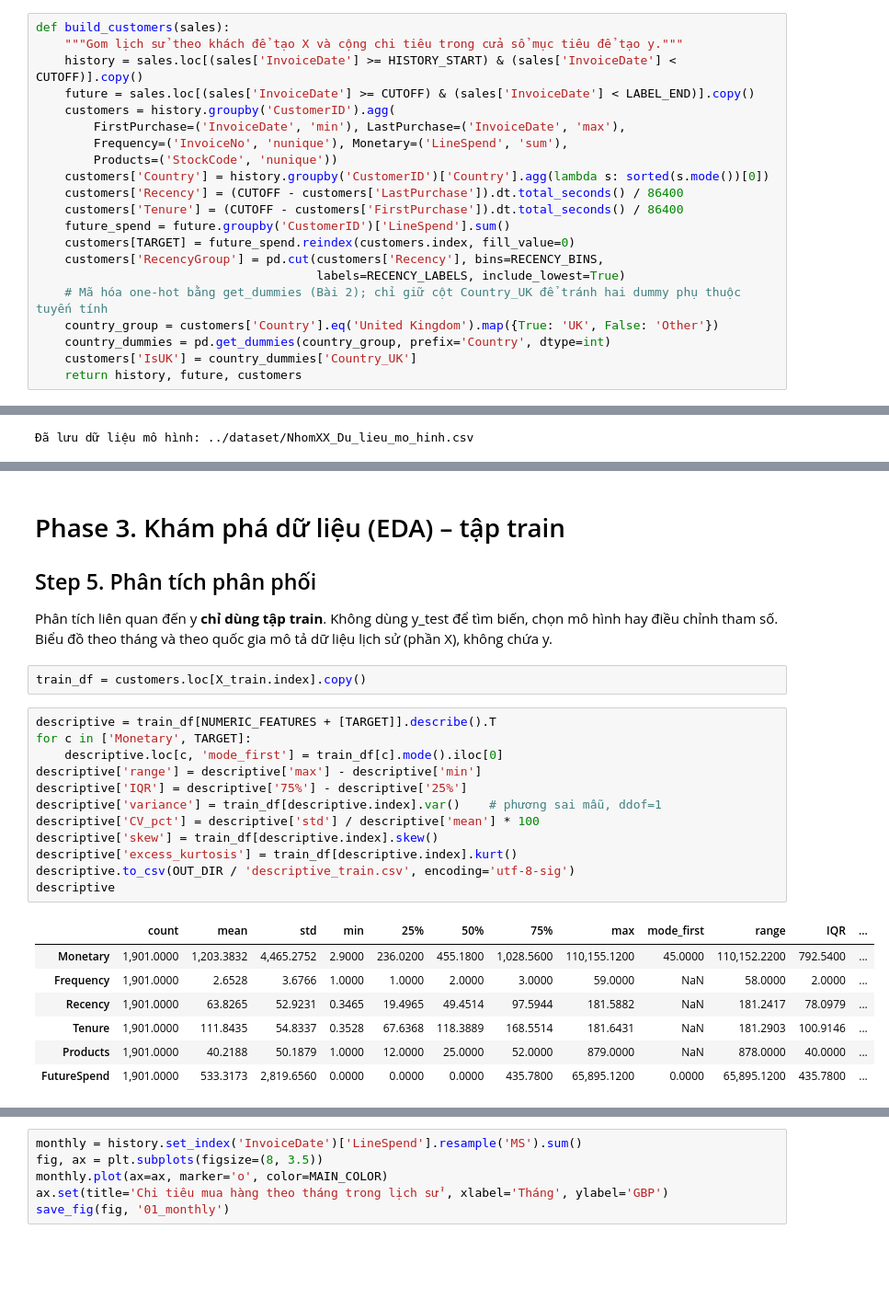
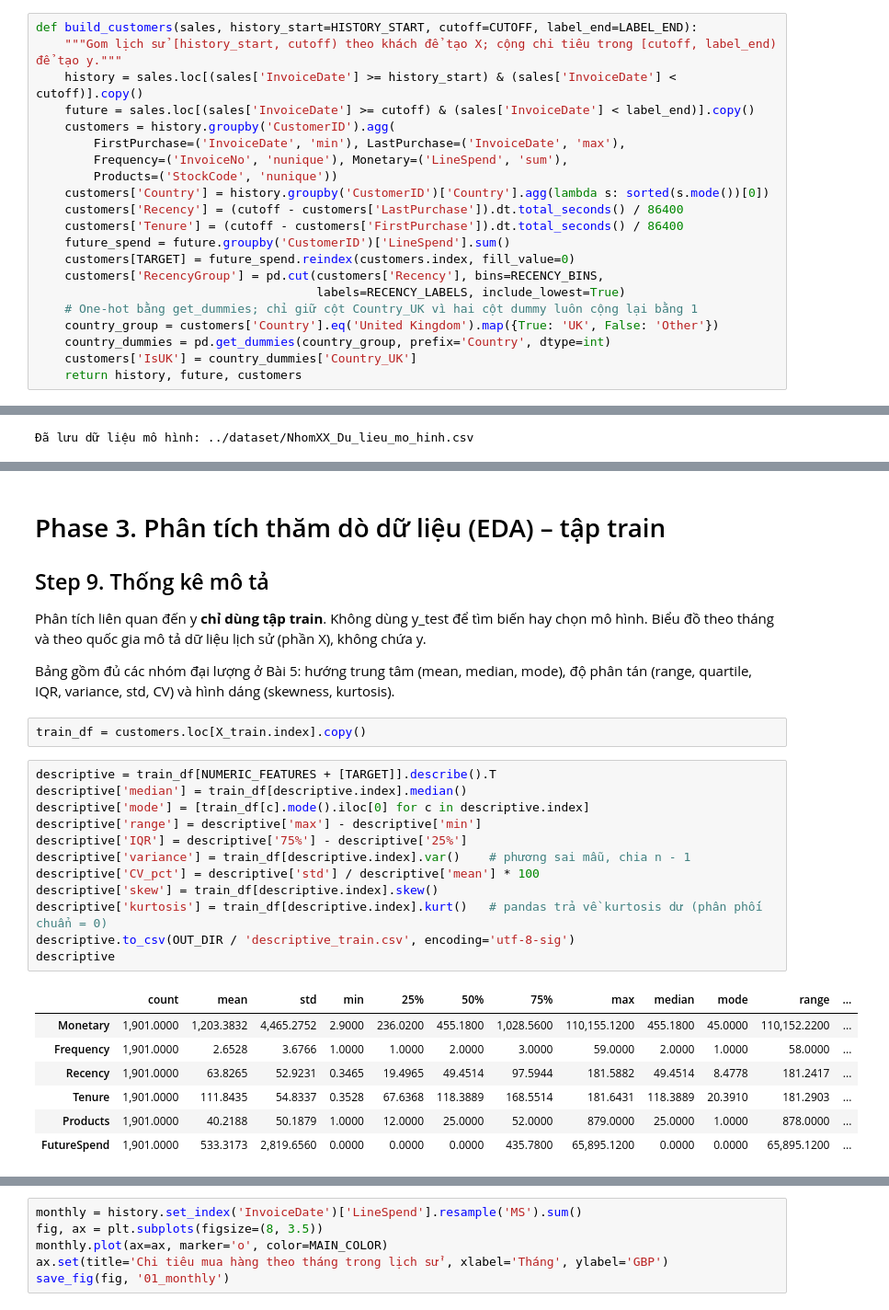
Before and after one commit to Trunguit1122/ecomanalysis, a Jupyter notebook: analysis/NhomXX_Phan_tich.ipynb, the cells around one changed output, grey strips where cells are left out. Shown at 92% size. Drawn from its saved outputs; the diff is of its cells as text; blank space fills up the shorter version.

```diff
--- a/analysis/NhomXX_Phan_tich.ipynb
+++ b/analysis/NhomXX_Phan_tich.ipynb
@@ -400,20 +467,20 @@ integrity
 # %%
-def build_customers(sales):
-    """Gom lịch sử theo khách để tạo X và cộng chi tiêu trong cửa sổ mục tiêu để tạo y."""
-    history = sales.loc[(sales['InvoiceDate'] >= HISTORY_START) & (sales['InvoiceDate'] < CUTOFF)].copy()
-    future = sales.loc[(sales['InvoiceDate'] >= CUTOFF) & (sales['InvoiceDate'] < LABEL_END)].copy()
+def build_customers(sales, history_start=HISTORY_START, cutoff=CUTOFF, label_end=LABEL_END):
+    """Gom lịch sử [history_start, cutoff) theo khách để tạo X; cộng chi tiêu trong [cutoff, label_end) để tạo y."""
+    history = sales.loc[(sales['InvoiceDate'] >= history_start) & (sales['InvoiceDate'] < cutoff)].copy()
+    future = sales.loc[(sales['InvoiceDate'] >= cutoff) & (sales['InvoiceDate'] < label_end)].copy()
     customers = history.groupby('CustomerID').agg(
         FirstPurchase=('InvoiceDate', 'min'), LastPurchase=('InvoiceDate', 'max'),
         Frequency=('InvoiceNo', 'nunique'), Monetary=('LineSpend', 'sum'),
         Products=('StockCode', 'nunique'))
     customers['Country'] = history.groupby('CustomerID')['Country'].agg(lambda s: sorted(s.mode())[0])
-    customers['Recency'] = (CUTOFF - customers['LastPurchase']).dt.total_seconds() / 86400
-    customers['Tenure'] = (CUTOFF - customers['FirstPurchase']).dt.total_seconds() / 86400
+    customers['Recency'] = (cutoff - customers['LastPurchase']).dt.total_seconds() / 86400
+    customers['Tenure'] = (cutoff - customers['FirstPurchase']).dt.total_seconds() / 86400
     future_spend = future.groupby('CustomerID')['LineSpend'].sum()
     customers[TARGET] = future_spend.reindex(customers.index, fill_value=0)
     customers['RecencyGroup'] = pd.cut(customers['Recency'], bins=RECENCY_BINS,
                                        labels=RECENCY_LABELS, include_lowest=True)
-    # Mã hóa one-hot bằng get_dummies (Bài 2); chỉ giữ cột Country_UK để tránh hai dummy phụ thuộc tuyến tính
+    # One-hot bằng get_dummies; chỉ giữ cột Country_UK vì hai cột dummy luôn cộng lại bằng 1
     country_group = customers['Country'].eq('United Kingdom').map({True: 'UK', False: 'Other'})
     country_dummies = pd.get_dummies(country_group, prefix='Country', dtype=int)
     customers['IsUK'] = country_dummies['Country_UK']
@@ -511,27 +623,29 @@ dedup_effect
 # %% [markdown]
-# Phase 3. Khám phá dữ liệu (EDA) – tập train
-## Step 5. Phân tích phân phối
+# Phase 3. Phân tích thăm dò dữ liệu (EDA) – tập train
+## Step 9. Thống kê mô tả
 
-Phân tích liên quan đến y **chỉ dùng tập train**. Không dùng y_test để tìm biến, chọn mô hình hay điều chỉnh tham số. Biểu đồ theo tháng và theo quốc gia mô tả dữ liệu lịch sử (phần X), không chứa y.
+Phân tích liên quan đến y **chỉ dùng tập train**. Không dùng y_test để tìm biến hay chọn mô hình. Biểu đồ theo tháng và theo quốc gia mô tả dữ liệu lịch sử (phần X), không chứa y.
+
+Bảng gồm đủ các nhóm đại lượng ở Bài 5: hướng trung tâm (mean, median, mode), độ phân tán (range, quartile, IQR, variance, std, CV) và hình dáng (skewness, kurtosis).
 # %%
 train_df = customers.loc[X_train.index].copy()
 # %%
 descriptive = train_df[NUMERIC_FEATURES + [TARGET]].describe().T
-for c in ['Monetary', TARGET]:
-    descriptive.loc[c, 'mode_first'] = train_df[c].mode().iloc[0]
+descriptive['median'] = train_df[descriptive.index].median()
+descriptive['mode'] = [train_df[c].mode().iloc[0] for c in descriptive.index]
 descriptive['range'] = descriptive['max'] - descriptive['min']
 descriptive['IQR'] = descriptive['75%'] - descriptive['25%']
-descriptive['variance'] = train_df[descriptive.index].var()    # phương sai mẫu, ddof=1
+descriptive['variance'] = train_df[descriptive.index].var()    # phương sai mẫu, chia n - 1
 descriptive['CV_pct'] = descriptive['std'] / descriptive['mean'] * 100
 descriptive['skew'] = train_df[descriptive.index].skew()
-descriptive['excess_kurtosis'] = train_df[descriptive.index].kurt()
+descriptive['kurtosis'] = train_df[descriptive.index].kurt()   # pandas trả về kurtosis dư (phân phối chuẩn = 0)
 descriptive.to_csv(OUT_DIR / 'descriptive_train.csv', encoding='utf-8-sig')
 descriptive
 # %% [output]
-|  | count | mean | std | min | 25% | 50% | 75% | max | mode_first | range | IQR | ... |
-| Monetary | 1,901.0000 | 1,203.3832 | 4,465.2752 | 2.9000 | 236.0200 | 455.1800 | 1,028.5600 | 110,155.1200 | 45.0000 | 110,152.2200 | 792.5400 | ... |
-| Frequency | 1,901.0000 | 2.6528 | 3.6766 | 1.0000 | 1.0000 | 2.0000 | 3.0000 | 59.0000 | NaN | 58.0000 | 2.0000 | ... |
-| Recency | 1,901.0000 | 63.8265 | 52.9231 | 0.3465 | 19.4965 | 49.4514 | 97.5944 | 181.5882 | NaN | 181.2417 | 78.0979 | ... |
-| Tenure | 1,901.0000 | 111.8435 | 54.8337 | 0.3528 | 67.6368 | 118.3889 | 168.5514 | 181.6431 | NaN | 181.2903 | 100.9146 | ... |
-| Products | 1,901.0000 | 40.2188 | 50.1879 | 1.0000 | 12.0000 | 25.0000 | 52.0000 | 879.0000 | NaN | 878.0000 | 40.0000 | ... |
-| FutureSpend | 1,901.0000 | 533.3173 | 2,819.6560 | 0.0000 | 0.0000 | 0.0000 | 435.7800 | 65,895.1200 | 0.0000 | 65,895.1200 | 435.7800 | ... |
+|  | count | mean | std | min | 25% | 50% | 75% | max | median | mode | range | ... |
+| Monetary | 1,901.0000 | 1,203.3832 | 4,465.2752 | 2.9000 | 236.0200 | 455.1800 | 1,028.5600 | 110,155.1200 | 455.1800 | 45.0000 | 110,152.2200 | ... |
+| Frequency | 1,901.0000 | 2.6528 | 3.6766 | 1.0000 | 1.0000 | 2.0000 | 3.0000 | 59.0000 | 2.0000 | 1.0000 | 58.0000 | ... |
+| Recency | 1,901.0000 | 63.8265 | 52.9231 | 0.3465 | 19.4965 | 49.4514 | 97.5944 | 181.5882 | 49.4514 | 8.4778 | 181.2417 | ... |
+| Tenure | 1,901.0000 | 111.8435 | 54.8337 | 0.3528 | 67.6368 | 118.3889 | 168.5514 | 181.6431 | 118.3889 | 20.3910 | 181.2903 | ... |
+| Products | 1,901.0000 | 40.2188 | 50.1879 | 1.0000 | 12.0000 | 25.0000 | 52.0000 | 879.0000 | 25.0000 | 1.0000 | 878.0000 | ... |
+| FutureSpend | 1,901.0000 | 533.3173 | 2,819.6560 | 0.0000 | 0.0000 | 0.0000 | 435.7800 | 65,895.1200 | 0.0000 | 0.0000 | 65,895.1200 | ... |
```
Also changed, not shown: parts of 52 cells of this notebook, 2 other files.
